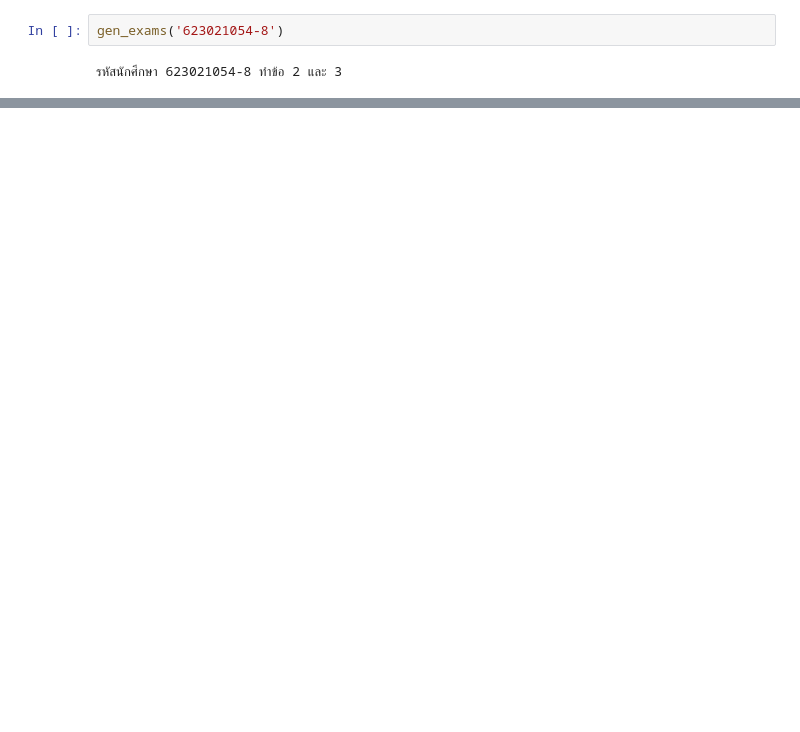
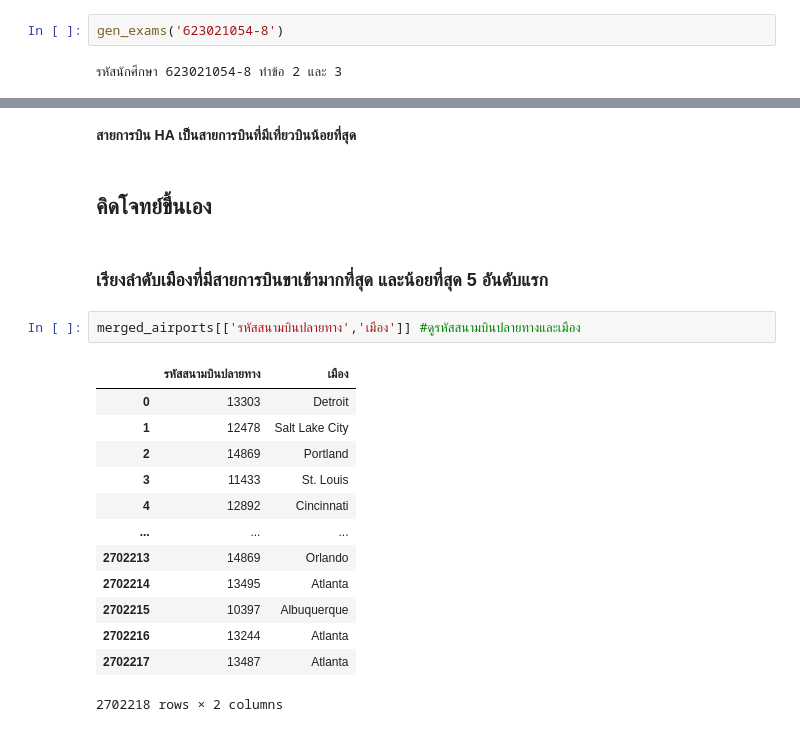
Before and after one commit to Jaomiew/DWDM21, a Jupyter notebook: MiniExam.ipynb, the cells around one changed output, grey strips where cells are left out. Saved outputs shown, nothing was run; the diff lists cells and outputs as text; blank space fills up the shorter version.

```diff
--- a/MiniExam.ipynb
+++ b/MiniExam.ipynb
@@ -72,0 +170,22 @@ gen_exams('623021054-8')
+# %% [markdown]
+**สายการบิน HA  เป็นสายการบินที่มีเที่ยวบินน้อยที่สุด**
+# %% [markdown]
+## **คิดโจทย์ขึ้นเอง**
+# %% [markdown]
+### **เรียงลำดับเมืองที่มีสายการบินขาเข้ามากที่สุด และน้อยที่สุด 5 อันดับแรก**
+# %%
+merged_airports[['รหัสสนามบินปลายทาง','เมือง']] #ดูรหัสสนามบินปลายทางและเมือง
+# %% [output]
+|  | รหัสสนามบินปลายทาง | เมือง |
+| 0 | 13303 | Detroit |
+| 1 | 12478 | Salt Lake City |
+| 2 | 14869 | Portland |
+| 3 | 11433 | St. Louis |
+| 4 | 12892 | Cincinnati |
+| ... | ... | ... |
+| 2702213 | 14869 | Orlando |
+| 2702214 | 13495 | Atlanta |
+| 2702215 | 10397 | Albuquerque |
+| 2702216 | 13244 | Atlanta |
+| 2702217 | 13487 | Atlanta |
+2702218 rows × 2 columns
```
Also changed, not shown: parts of 19 cells of this notebook.
